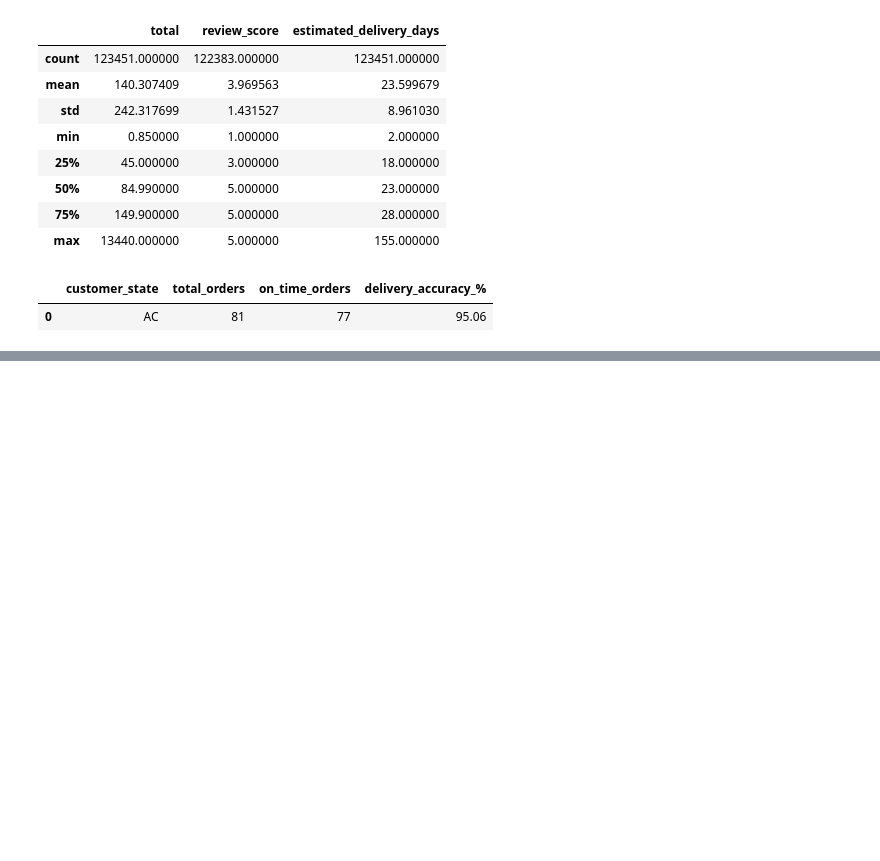
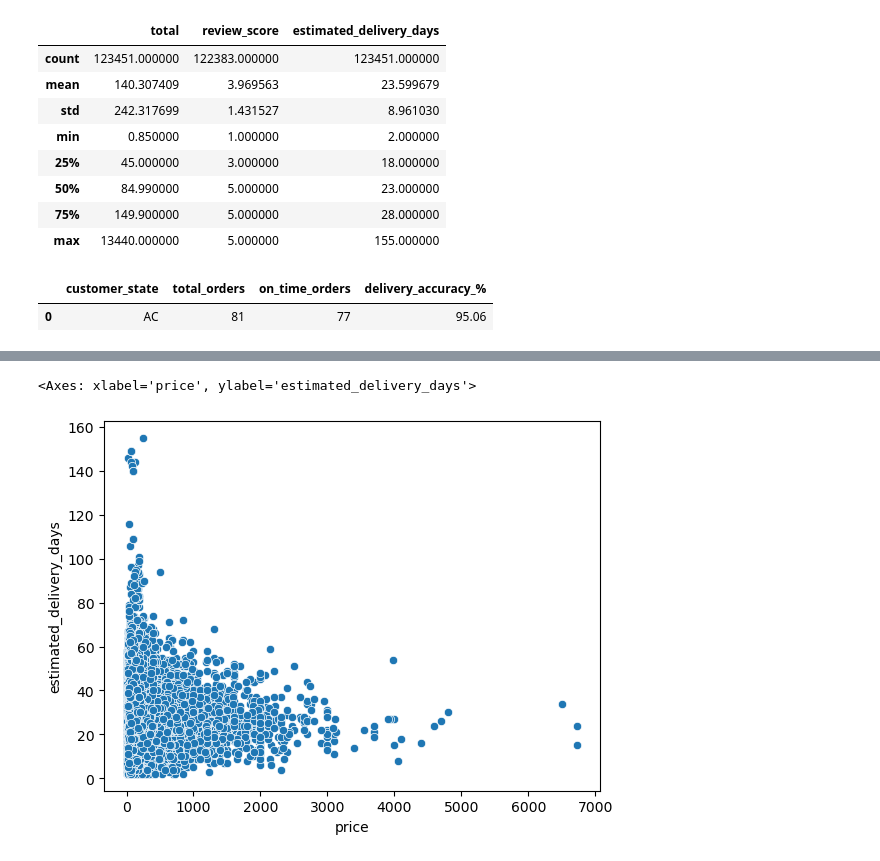
Before and after one commit to Vinaychauhan06/E-Commerce-Analytics-Dashboard-Python-SQL-Power-BI-, a Jupyter notebook: 02_EDA_Analysis.ipynb, the cells around one changed output, grey strips where cells are left out. Drawn from its saved outputs; the diff is of its cells as text; code cells hidden in the pictures; blank space fills up the shorter version.

```diff
--- a/02_EDA_Analysis.ipynb
+++ b/02_EDA_Analysis.ipynb
@@ -998,0 +1026,5 @@ delivery_accuracy[delivery_accuracy['delivery_accuracy_%'] == delivery_accuracy[
+# %%
+odd['order_estimated_delivery_date']=pd.to_datetime(odd['order_estimated_delivery_date'])
+odd['order_delivered_customer_date']=pd.to_datetime(odd['order_delivered_customer_date'])
+# %%
+odd['Delivery_flag']=(odd['order_delivered_carrier_date']) > (odd['order_estimated_delivery_date'])
@@ -998,0 +1061,2 @@ delivery_accuracy[delivery_accuracy['delivery_accuracy_%'] == delivery_accuracy[
+# %%
+delivery_price=customer_order.merge(odd[['order_id','estimated_delivery_days']],on='order_id',how='left')
@@ -998,0 +1079,5 @@ delivery_accuracy[delivery_accuracy['delivery_accuracy_%'] == delivery_accuracy[
+# %%
+sns.scatterplot(data=delivery_price,x='price',y='estimated_delivery_days')
+# %% [output]
+<Axes: xlabel='price', ylabel='estimated_delivery_days'>
+[figure, added]
```
Also changed, not shown: parts of 45 cells of this notebook.
